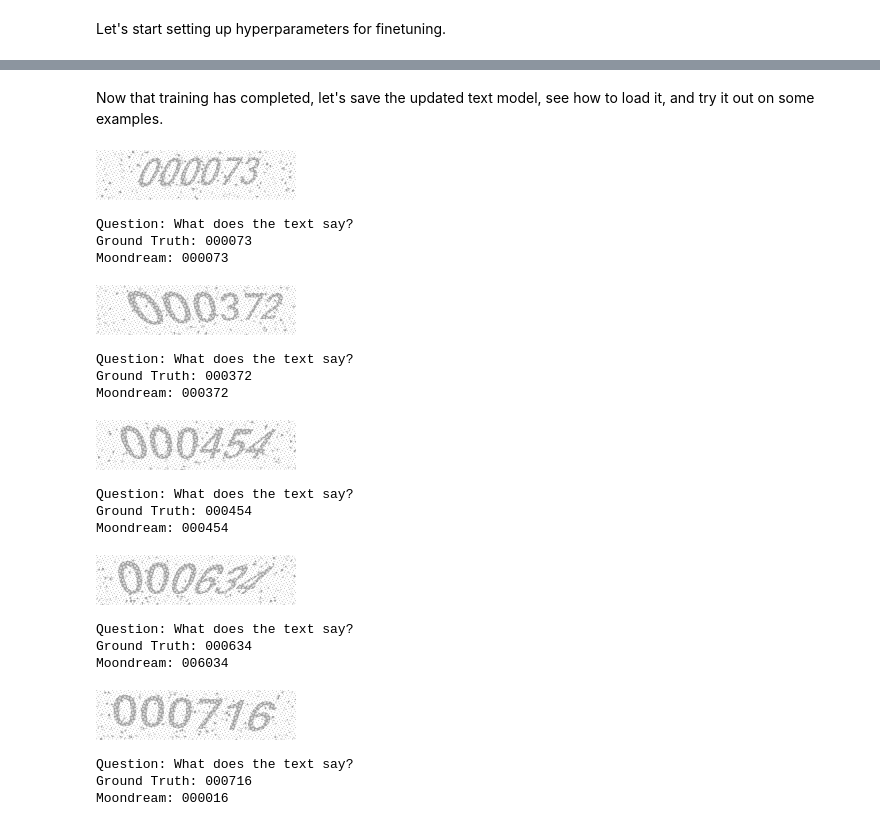
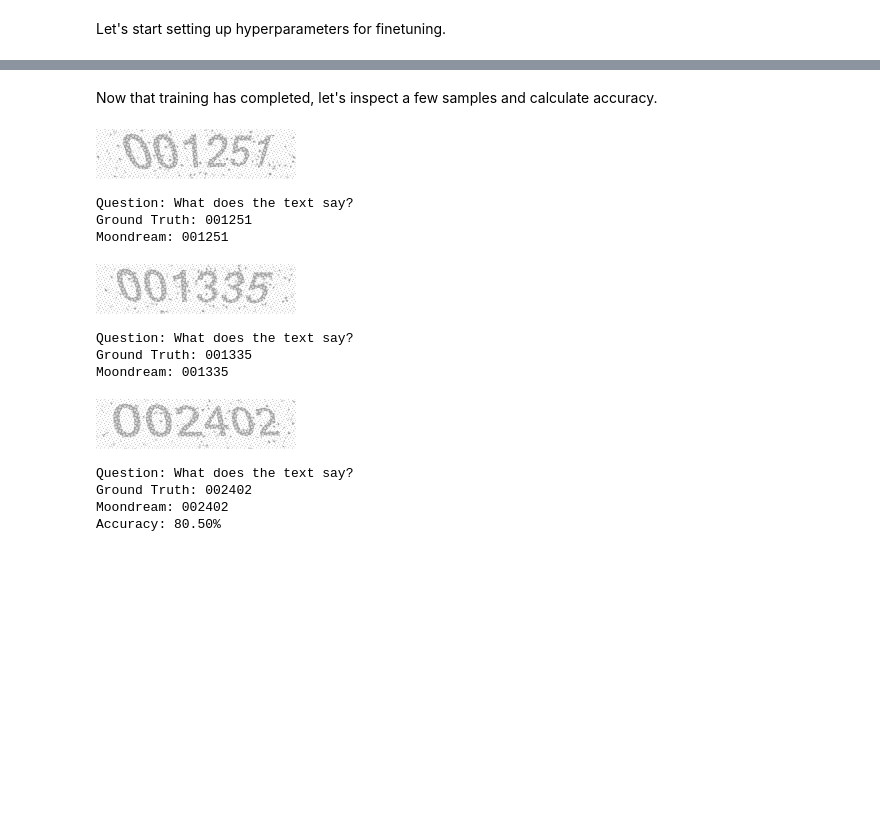
Before and after one commit to vikhyat/moondream, a Jupyter notebook: notebooks/Finetuning.ipynb, the cells around one changed output, grey strips where cells are left out. Cells and saved outputs as stored; diff of their text form; code cells hidden in the pictures; blank space fills up the shorter version.

```diff
--- a/notebooks/Finetuning.ipynb
+++ b/notebooks/Finetuning.ipynb
@@ -60,4 +60,4 @@ moondream = AutoModelForCausalLM.from_pretrained(
     "vikhyatk/moondream2", revision=MD_REVISION, trust_remote_code=True,
     attn_implementation="flash_attention_2" if DEVICE == "cuda" else None,
     torch_dtype=DTYPE, device_map={"": DEVICE}
-).eval()
+)
@@ -246,36 +280,0 @@ for epoch in range(EPOCHS):
-# %% [markdown]
-Now that training has completed, let's save the updated text model, see how to load it, and try it out on some examples.
-# %%
-for i in range(5):
-    sample = datasets['train'][i]
-    display(sample['image'])
-
-    for qa in sample['qa']:
-        print('Question:', qa['question'])
-        print('Ground Truth:', qa['answer'])
-        print('Moondream:', moondream.answer_question(
-            moondream.encode_image(sample['image']),
-            qa['question'],
-            tokenizer=tokenizer,
-        ))
-# %% [output]
-[figure, removed]
-Question: What does the text say?
-Ground Truth: 000073
-Moondream: 000073
-[figure, removed]
-Question: What does the text say?
-Ground Truth: 000372
-Moondream: 000372
-[figure, removed]
-Question: What does the text say?
-Ground Truth: 000454
-Moondream: 000454
-[figure, removed]
-Question: What does the text say?
-Ground Truth: 000634
-Moondream: 006034
-[figure, removed]
-Question: What does the text say?
-Ground Truth: 000716
-Moondream: 000016
@@ -281,0 +283,38 @@ Moondream: 000016
+# %% [markdown]
+Now that training has completed, let's inspect a few samples and calculate accuracy.
+# %%
+moondream.eval()
+
+correct = 0
+
+for i, sample in enumerate(datasets['test']):
+    md_answer = moondream.answer_question(
+        moondream.encode_image(sample['image']),
+        sample['qa'][0]['question'],
+        tokenizer=tokenizer,
+    )
+
+    if md_answer == sample['qa'][0]['answer']:
+        correct += 1
+
+    if i < 3:
+        display(sample['image'])
+        print('Question:', sample['qa'][0]['question'])
+        print('Ground Truth:', sample['qa'][0]['answer'])
+        print('Moondream:', md_answer)
+
+print(f"\n\nAccuracy: {correct / len(datasets['test']) * 100:.2f}%")
+# %% [output]
+[figure, added]
+Question: What does the text say?
+Ground Truth: 001251
+Moondream: 001251
+[figure, added]
+Question: What does the text say?
+Ground Truth: 001335
+Moondream: 001335
+[figure, added]
+Question: What does the text say?
+Ground Truth: 002402
+Moondream: 002402
+Accuracy: 80.50%
```
Also changed, not shown: parts of 6 cells of this notebook.
